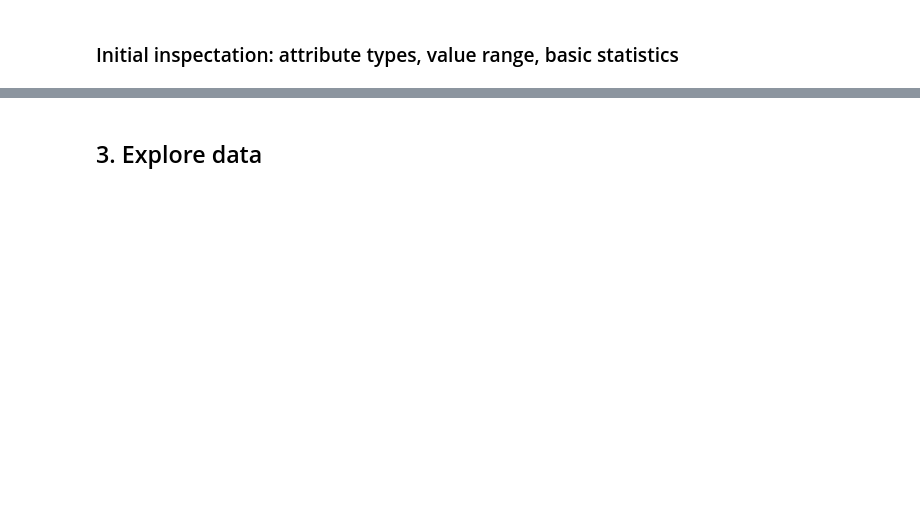
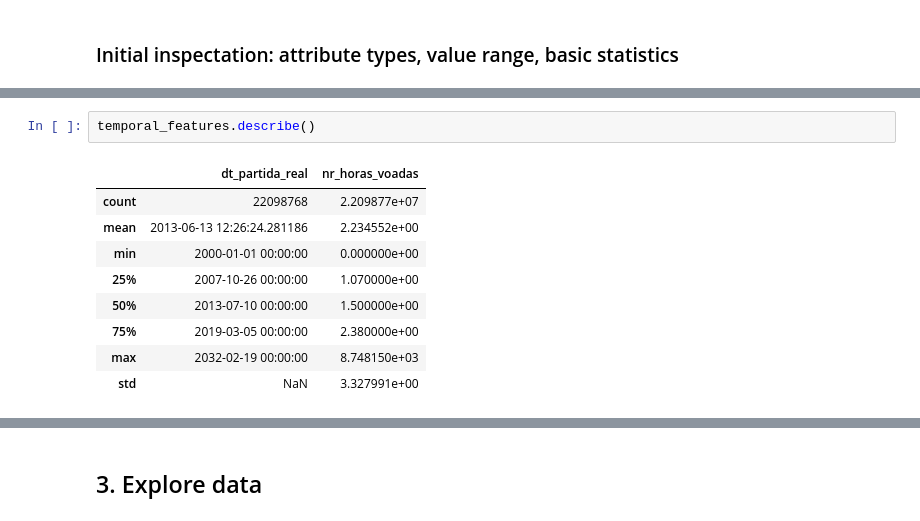
Before and after one commit to SavIvan24/Predicting-Monthly-Passenger-Air-Traffic-in-Brazil, a Jupyter notebook: data_understanding.ipynb, the cells around one changed output, grey strips where cells are left out. Drawn from its saved outputs; the diff is of its cells as text; blank space fills up the shorter version.

```diff
--- a/data_understanding.ipynb
+++ b/data_understanding.ipynb
@@ -175,0 +259,12 @@ df.head()
+# %%
+temporal_features.describe()
+# %% [output]
+|  | dt_partida_real | nr_horas_voadas |
+| count | 22098768 | 2.209877e+07 |
+| mean | 2013-06-13 12:26:24.281186 | 2.234552e+00 |
+| min | 2000-01-01 00:00:00 | 0.000000e+00 |
+| 25% | 2007-10-26 00:00:00 | 1.070000e+00 |
+| 50% | 2013-07-10 00:00:00 | 1.500000e+00 |
+| 75% | 2019-03-05 00:00:00 | 2.380000e+00 |
+| max | 2032-02-19 00:00:00 | 8.748150e+03 |
+| std | NaN | 3.327991e+00 |
```
Also changed, not shown: parts of 44 cells of this notebook.
